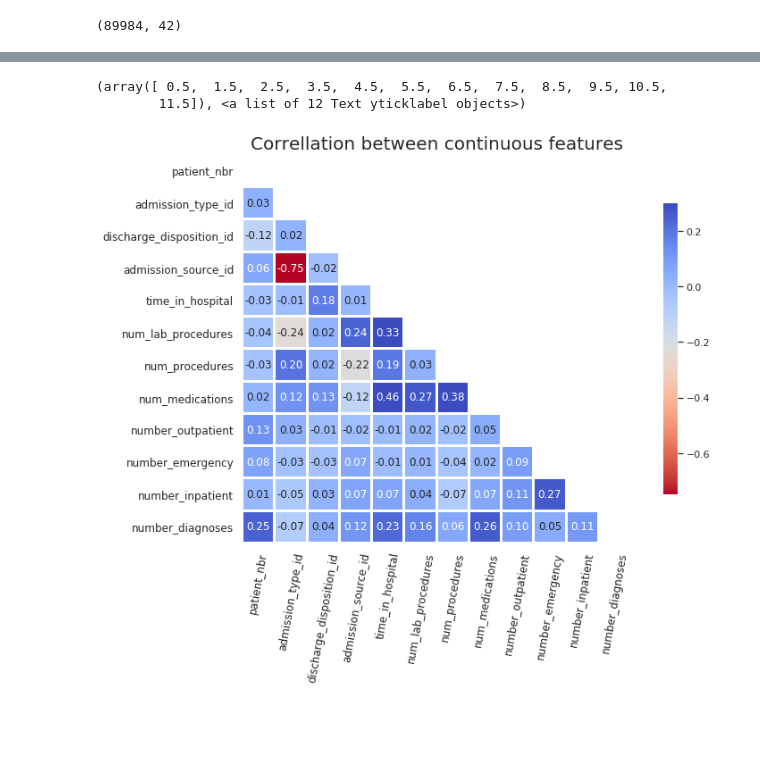
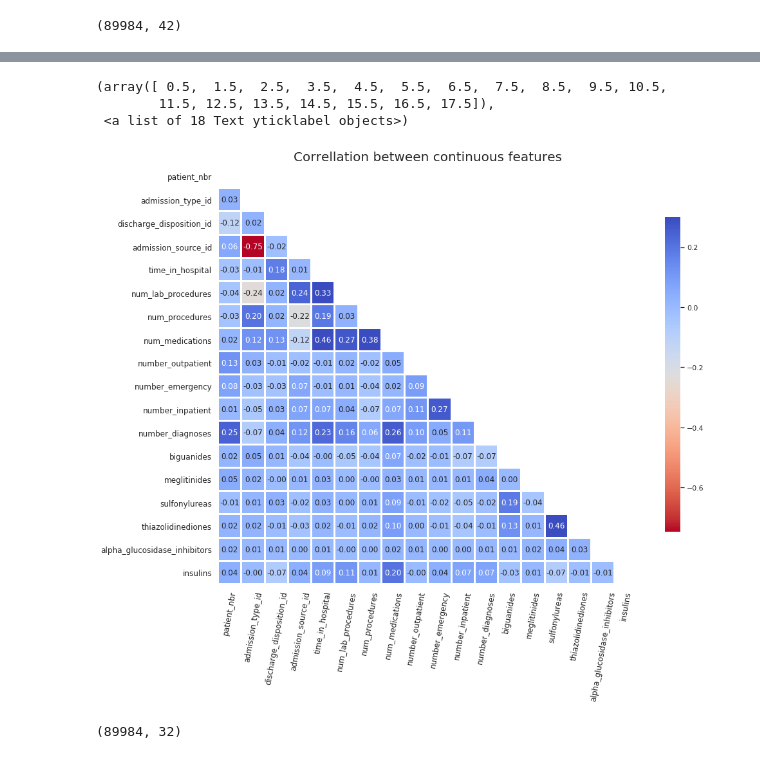
Before and after one commit to agaujean9/Hospital-Readmissions-Classifier, a Jupyter notebook: Readmissions.ipynb, the cells around one changed output, grey strips where cells are left out. Saved outputs shown, nothing was run; the diff lists cells and outputs as text; code cells hidden in the pictures; blank space fills up the shorter version.

```diff
--- a/Readmissions.ipynb
+++ b/Readmissions.ipynb
@@ -217,0 +278,29 @@ df.shape
+# %%
+# need to create new dummy variable column for each drug class family and
+# have it equal true if the individual is on a medication for any drug within that family
+df['biguanides'] = df[(df['metformin'] == True) | (df['glyburide-metformin'] == True) | (df['glipizide-metformin'] == True)].any(axis=1)
+df['biguanides'] = df['biguanides'].fillna(False)
+
+
+# create a conditional statement
+df['meglitinides'] = df[(df['repaglinide'] == True) | (df['nateglinide'] == True)].any(axis=1)
+df['meglitinides'] = df['meglitinides'].fillna(False)
+
+
+df['sulfonylureas'] = df[(df['chlorpropamide'] == True) | (df['glimepiride'] == True) | (df['glipizide']==True) | (df['glyburide'] == True) | (df['tolbutamide'] == True) | (df['tolazamide'] == True) | (df['glyburide-metformin'] == True) | (df['glipizide-metformin'] == True)].any(axis=1)
+df['sulfonylureas'] = df['sulfonylureas'].fillna(False)
+
+
+df['thiazolidinediones'] = df[(df['pioglitazone'] == True) | (df['rosiglitazone'] == True) | (df['glipizide'] == True)].any(axis=1)
+df['thiazolidinediones'] = df['thiazolidinediones'].fillna(False)
+
+
+df['alpha_glucosidase_inhibitors'] = df[(df['acarbose'] == True) | (df['miglitol'] == True)].any(axis=1)
+df['alpha_glucosidase_inhibitors'] = df['alpha_glucosidase_inhibitors'].fillna(False)
+
+
+df['insulins'] = df[(df['insulin'] == True)].any(axis=1)
+df['insulins'] = df['insulins'].fillna(False)
+
+
+df = df.drop(df.iloc[:,20:36], axis =1)
@@ -218,17 +317,22 @@ df.shape
 # %%
 # Correlation heatmap
 mask = np.zeros_like(df.corr(), dtype=np.bool)
 mask[np.triu_indices_from(mask)] = True
 sns.set(style="white")
 
-plt.figure(figsize=(13,8))
+plt.figure(figsize=(15,12))
 
 sns.heatmap(df.corr(),mask=mask, annot= True, vmax=.3,cmap = 'coolwarm_r', square=True, fmt='.2f',
             linewidths=2, cbar_kws={"shrink": 0.75})
 plt.title('Correllation between continuous features', size = 20)
 plt.xticks(rotation=80, size = 12)
 plt.yticks(size = 12)
 # %% [output]
 (array([ 0.5,  1.5,  2.5,  3.5,  4.5,  5.5,  6.5,  7.5,  8.5,  9.5, 10.5,
-        11.5]), <a list of 12 Text yticklabel objects>)
+        11.5, 12.5, 13.5, 14.5, 15.5, 16.5, 17.5]),
+ <a list of 18 Text yticklabel objects>)
-[figure, old version]
+[figure, new version]
+# %%
+df.shape
+# %% [output]
+(89984, 32)
```
Also changed, not shown: parts of 7 cells of this notebook.
